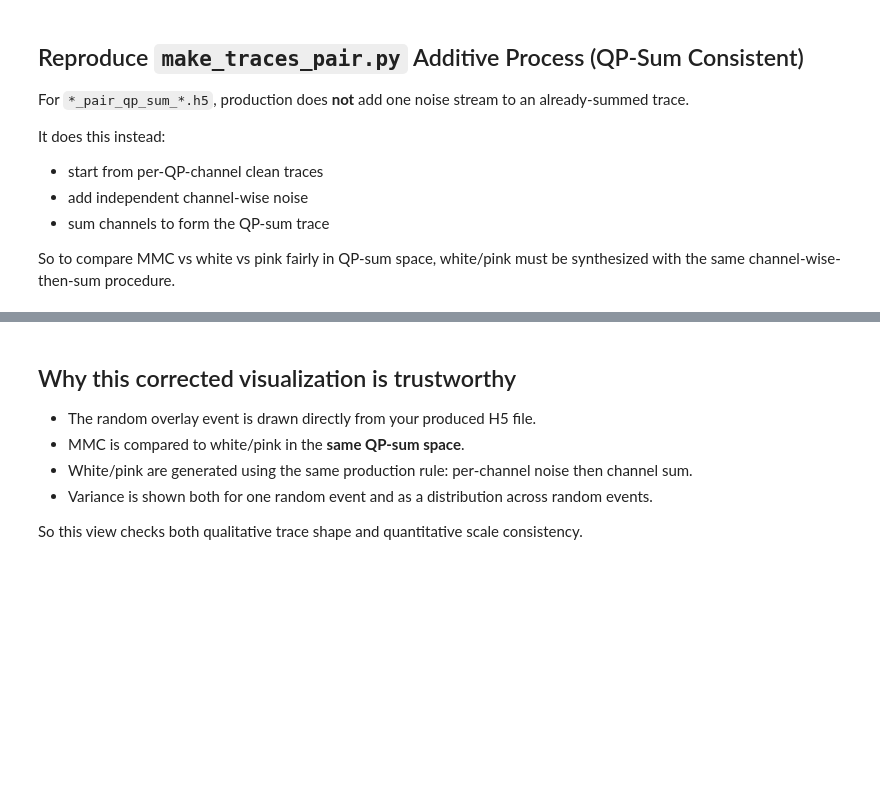
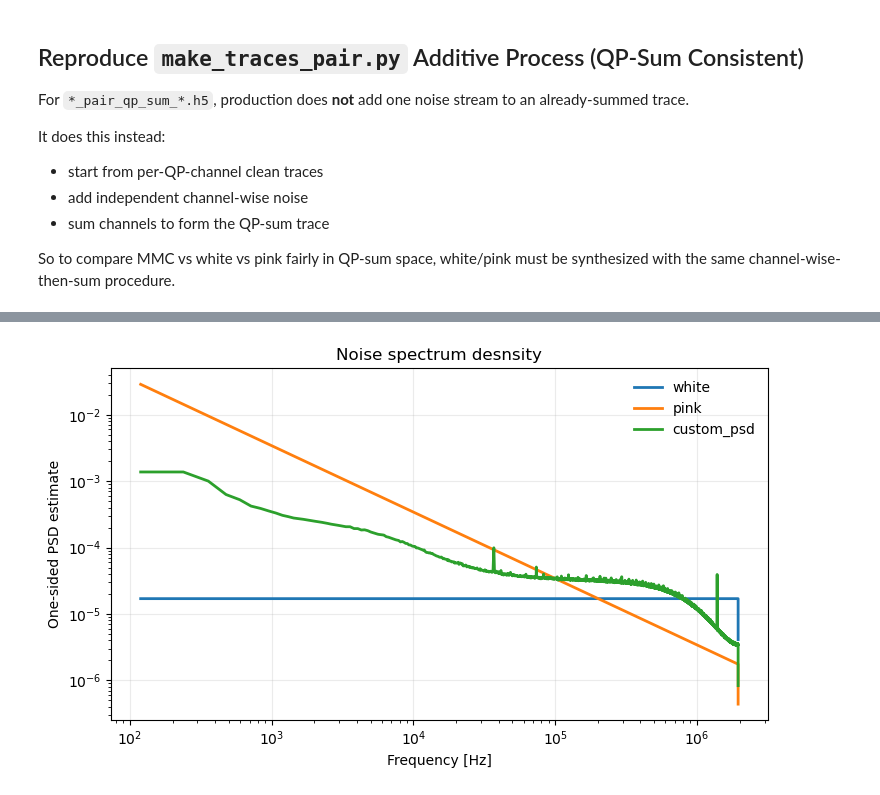
Before and after one commit to dowlingwong/DELight_mtr, a Jupyter notebook: PCA_dev/wk5/noise_level_reproduction_from_make_traces_pair.ipynb, the cells around one changed output, grey strips where cells are left out. Drawn from its saved outputs; the diff is of its cells as text; code cells hidden in the pictures; blank space fills up the shorter version.

```diff
--- a/PCA_dev/wk5/noise_level_reproduction_from_make_traces_pair.ipynb
+++ b/PCA_dev/wk5/noise_level_reproduction_from_make_traces_pair.ipynb
@@ -475,9 +490,22 @@ plt.show()
-# %% [markdown]
-## Why this corrected visualization is trustworthy
-
-- The random overlay event is drawn directly from your produced H5 file.
-- MMC is compared to white/pink in the **same QP-sum space**.
-- White/pink are generated using the same production rule: per-channel noise then channel sum.
-- Variance is shown both for one random event and as a distribution across random events.
-
-So this view checks both qualitative trace shape and quantitative scale consistency.
+# %%
+fig, ax = plt.subplots(figsize=(7.5, 4.5))
+
+labels = []
+for nt in noise_types:
+    labels.append(nt if nt in ['white', 'pink'] else 'custom_psd')
+
+for nt, lab in zip(noise_types, labels):
+    f, P = periodogram_one_sided(samples[nt], fs)
+    Pm = np.mean(P, axis=0)
+    ax.loglog(f[1:], Pm[1:], linewidth=2.0, label=lab)
+
+ax.set_xlabel('Frequency [Hz]')
+ax.set_ylabel('One-sided PSD estimate')
+ax.set_title('Noise spectrum desnsity')
+ax.grid(alpha=0.25)
+ax.legend(frameon=False)
+
+plt.tight_layout()
+plt.show()
+# %% [output]
+[figure, added]
```
Also changed, not shown: parts of 9 cells of this notebook, 44 other files.
